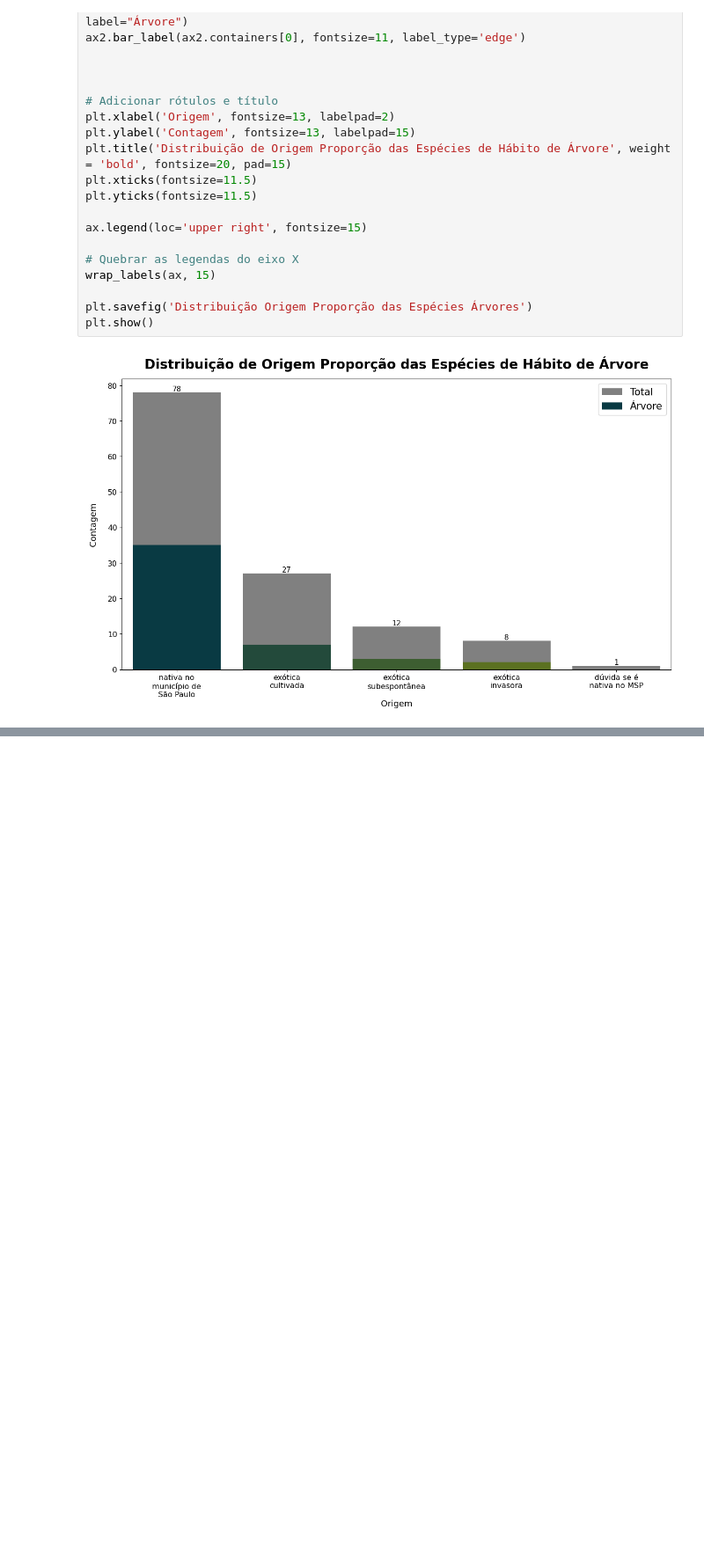
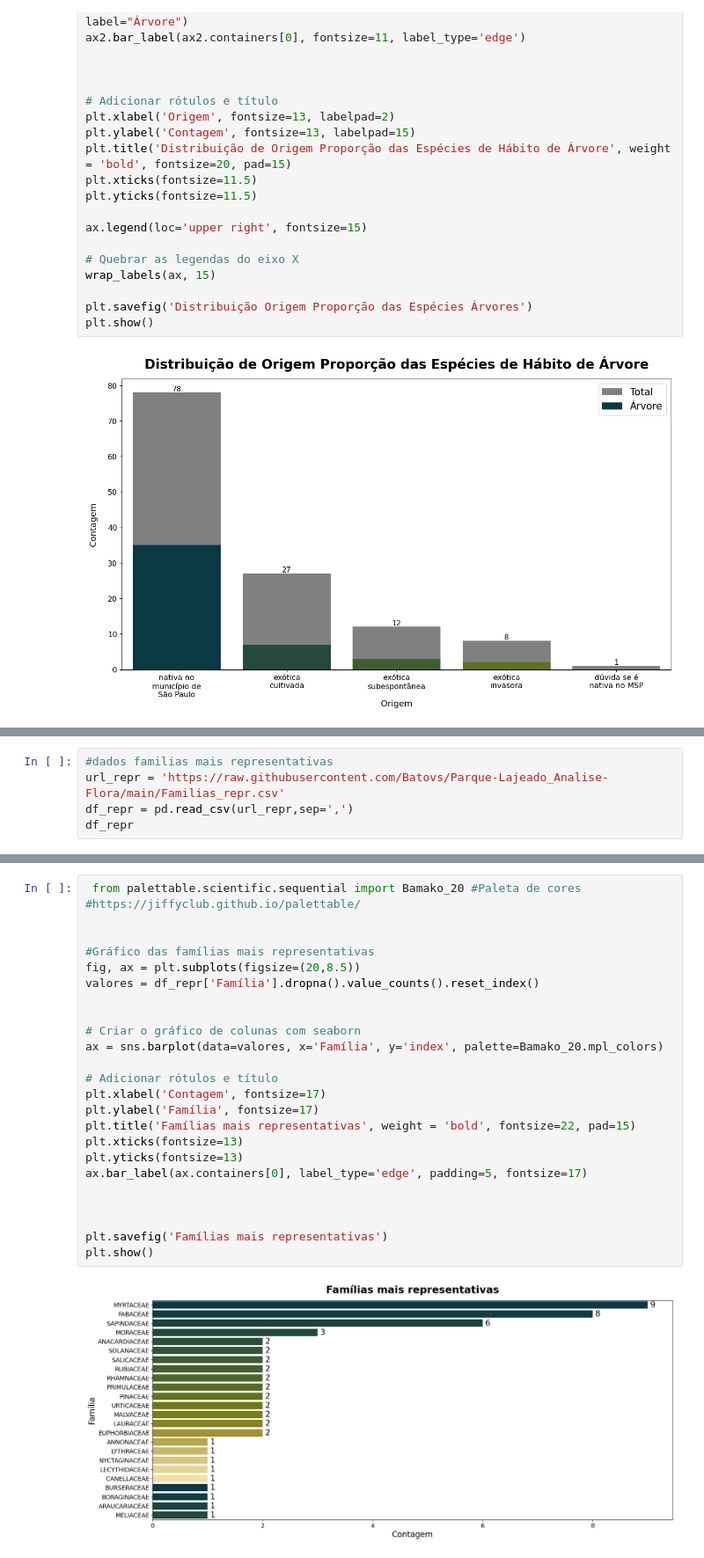
Before and after one commit to Batovs/Parque-Lajeado_Analise-Flora, a Jupyter notebook: Análise_Flora_Parque_Lajeado.ipynb, the cells around one changed output, grey strips where cells are left out. Shown at 88% size. Saved outputs shown, nothing was run; the diff lists cells and outputs as text; blank space fills up the shorter version.

```diff
--- a/Análise_Flora_Parque_Lajeado.ipynb
+++ b/Análise_Flora_Parque_Lajeado.ipynb
@@ -259,0 +332,5 @@ plt.show()
+# %%
+#dados familias mais representativas
+url_repr = 'https://raw.githubusercontent.com/Batovs/Parque-Lajeado_Analise-Flora/main/Familias_repr.csv'
+df_repr = pd.read_csv(url_repr,sep=',')
+df_repr
@@ -259,0 +355,27 @@ plt.show()
+# %%
+ from palettable.scientific.sequential import Bamako_20 #Paleta de cores
+#https://jiffyclub.github.io/palettable/
+
+
+#Gráfico das famílias mais representativas
+fig, ax = plt.subplots(figsize=(20,8.5))
+valores = df_repr['Família'].dropna().value_counts().reset_index()
+
+
+# Criar o gráfico de colunas com seaborn
+ax = sns.barplot(data=valores, x='Família', y='index', palette=Bamako_20.mpl_colors)
+
+# Adicionar rótulos e título
+plt.xlabel('Contagem', fontsize=17)
+plt.ylabel('Família', fontsize=17)
+plt.title('Famílias mais representativas', weight = 'bold', fontsize=22, pad=15)
+plt.xticks(fontsize=13)
+plt.yticks(fontsize=13)
+ax.bar_label(ax.containers[0], label_type='edge', padding=5, fontsize=17)
+
+
+
+plt.savefig('Famílias mais representativas')
+plt.show()
+# %% [output]
+[figure, added]
```
Also changed, not shown: parts of 6 cells of this notebook.
